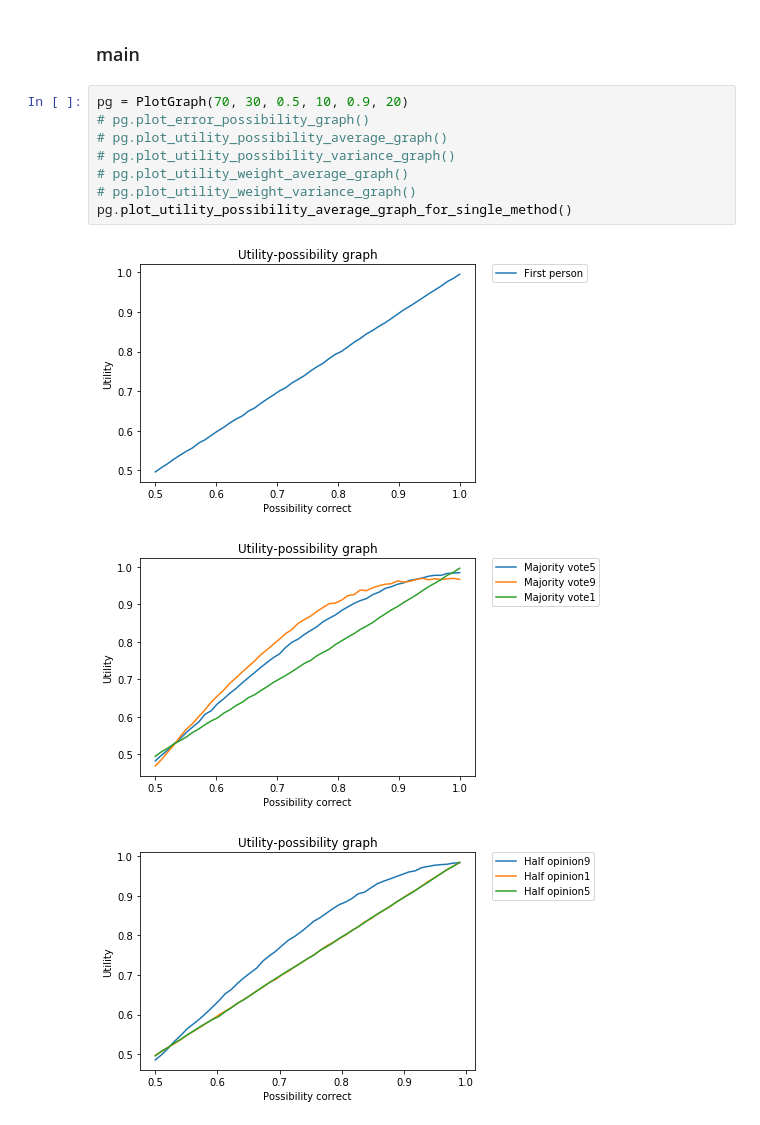
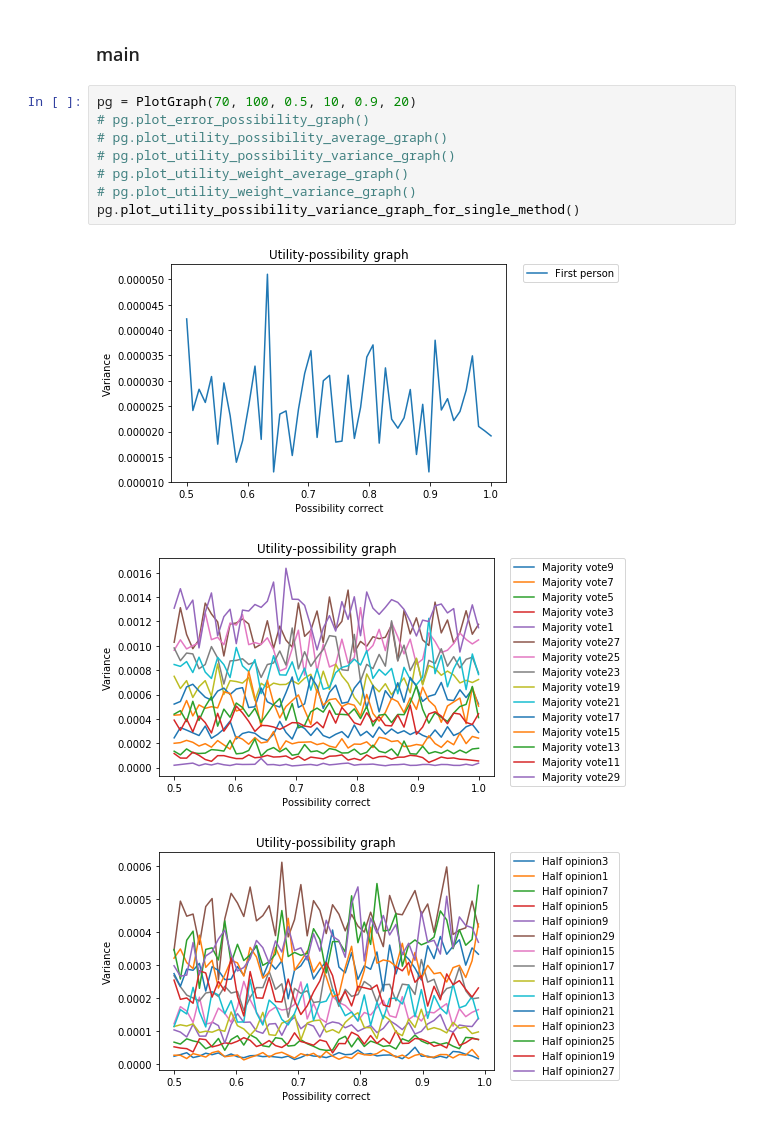
Before and after one commit to k33asby/opinion-aggregation-experiment, a Jupyter notebook: py/sumilation.ipynb, the cells around one changed output. Cells and saved outputs as stored; diff of their text form.

Commit message:
Add single variance graph

```diff
--- a/py/sumilation.ipynb
+++ b/py/sumilation.ipynb
@@ -372,14 +418,14 @@ class PlotGraph:
 # %% [markdown]
 ### main
 # %%
-pg = PlotGraph(70, 30, 0.5, 10, 0.9, 20)
+pg = PlotGraph(70, 100, 0.5, 10, 0.9, 20)
 # pg.plot_error_possibility_graph()
 # pg.plot_utility_possibility_average_graph()
 # pg.plot_utility_possibility_variance_graph()
 # pg.plot_utility_weight_average_graph()
 # pg.plot_utility_weight_variance_graph()
-pg.plot_utility_possibility_average_graph_for_single_method()
+pg.plot_utility_possibility_variance_graph_for_single_method()
 # %% [output]
-[figure, old version]
+[figure, new version]
-[figure, old version]
+[figure, new version]
-[figure, old version]
+[figure, new version]
```
Also changed, not shown: parts of 2 cells of this notebook, 1 other file.
